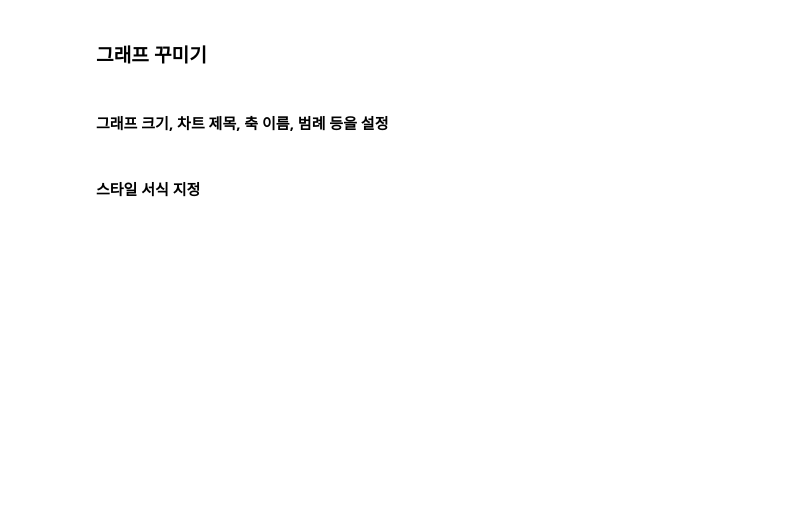
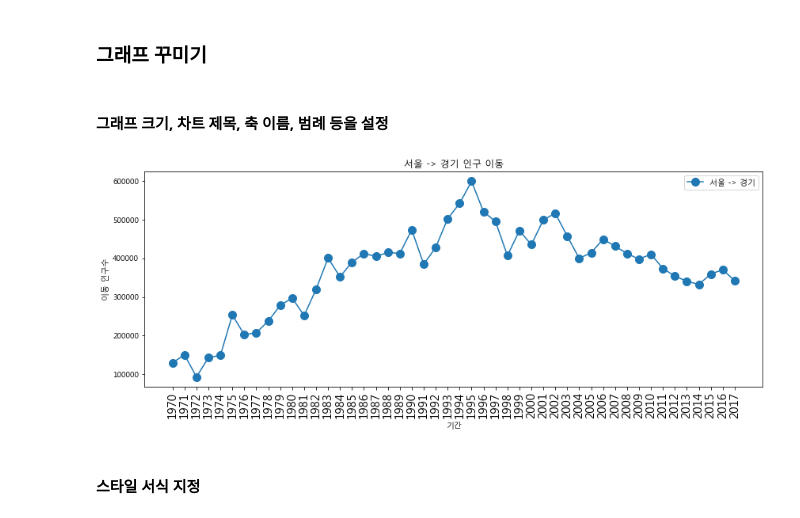
Before and after one commit to anjuiswhat/TIL, a Jupyter notebook: Python/판다스_matplotlib_선그래프.ipynb, the cells around one changed output. Saved outputs shown, nothing was run; the diff lists cells and outputs as text; code cells hidden in the pictures; blank space fills up the shorter version.

```diff
--- a/Python/판다스_matplotlib_선그래프.ipynb
+++ b/Python/판다스_matplotlib_선그래프.ipynb
@@ -75,33 +166,35 @@ plt.plot(sr_one)
 # %%
 # 적용 순서에 따라 결과가 달라짐!!!!!!!!!!
 # 왜그런지 확인해 볼 것!!!!!!!!
 
 
 # 그림 사이즈 지정(가로 14인치, 세로 5인치)
 # 사이즈 지정을 가장 먼저 하지 않으면 그래프가 이상하게 출력됨.
 plt.figure(figsize=(14, 5))
 
 # 판다스 객체를 plot 함수에 입력
 # 마커 표시 옵션 추가
 plt.plot( sr_one,
           marker='o',  # 마커 종류
           markersize=10 )  # 마커 크기
 
 # 차트 제목 추가
 plt.title('서울 -> 경기 인구 이동')
 
 # 축이름 추가
 plt.xlabel('기간')
 plt.ylabel('이동 인구수')
 
 # x축 눈금 라벨 회전하기
-plt.xticks( size=10,  # 폰트 크기
+plt.xticks( size=15,  # 폰트 크기
             rotation='vertical')
 
 # 범례 표시. 가장 마지막에 하지 않으면 적용 안됨.
 plt.legend( labels = ['서울 -> 경기'], loc = 'best')
 
 plt.show()  # 변경사항 저장하고 그래프 출력
+# %% [output]
+[figure, added]
 # %% [markdown]
 #### 스타일 서식 지정
 # %%
```
Also changed, not shown: parts of 15 cells of this notebook.
